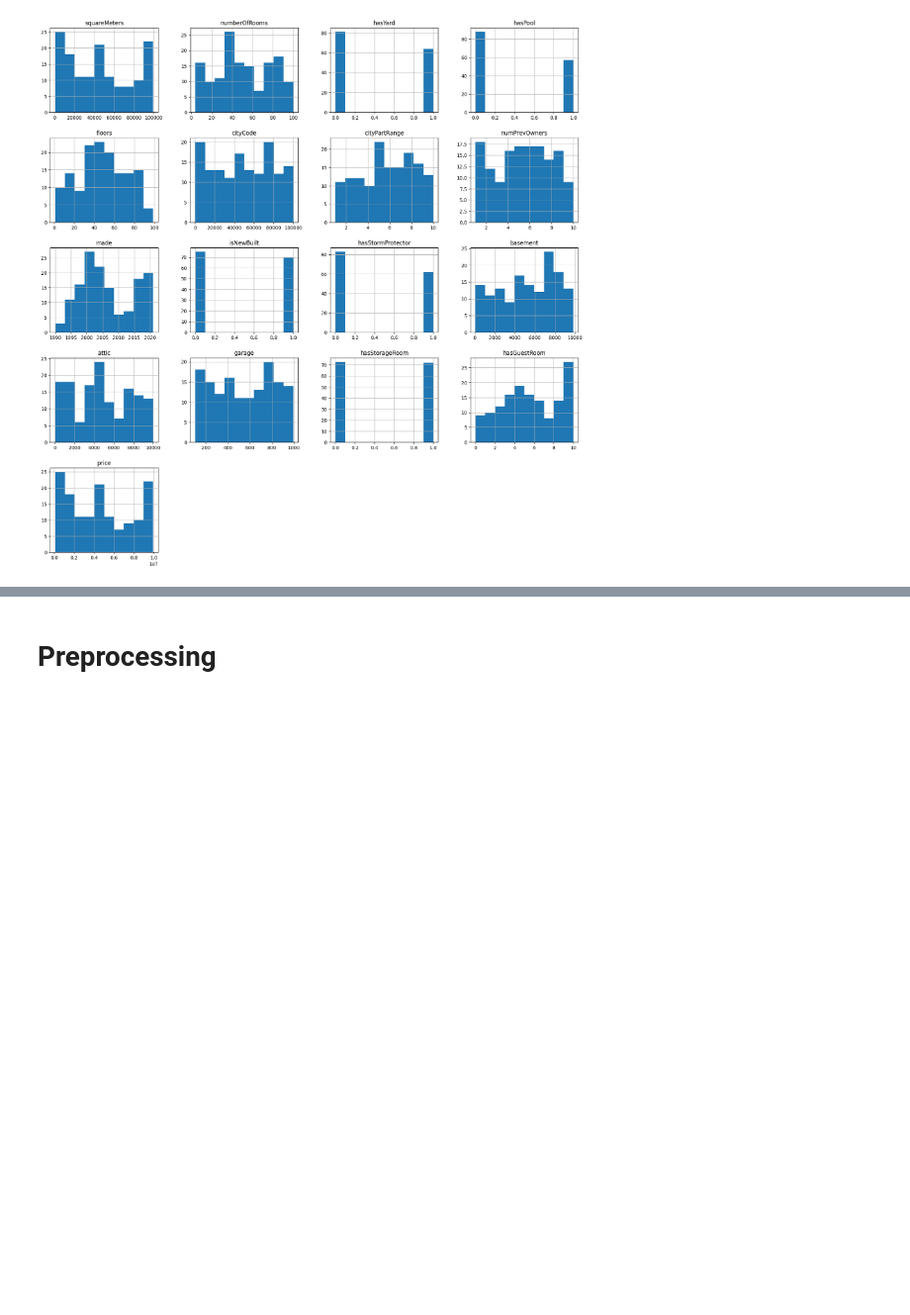
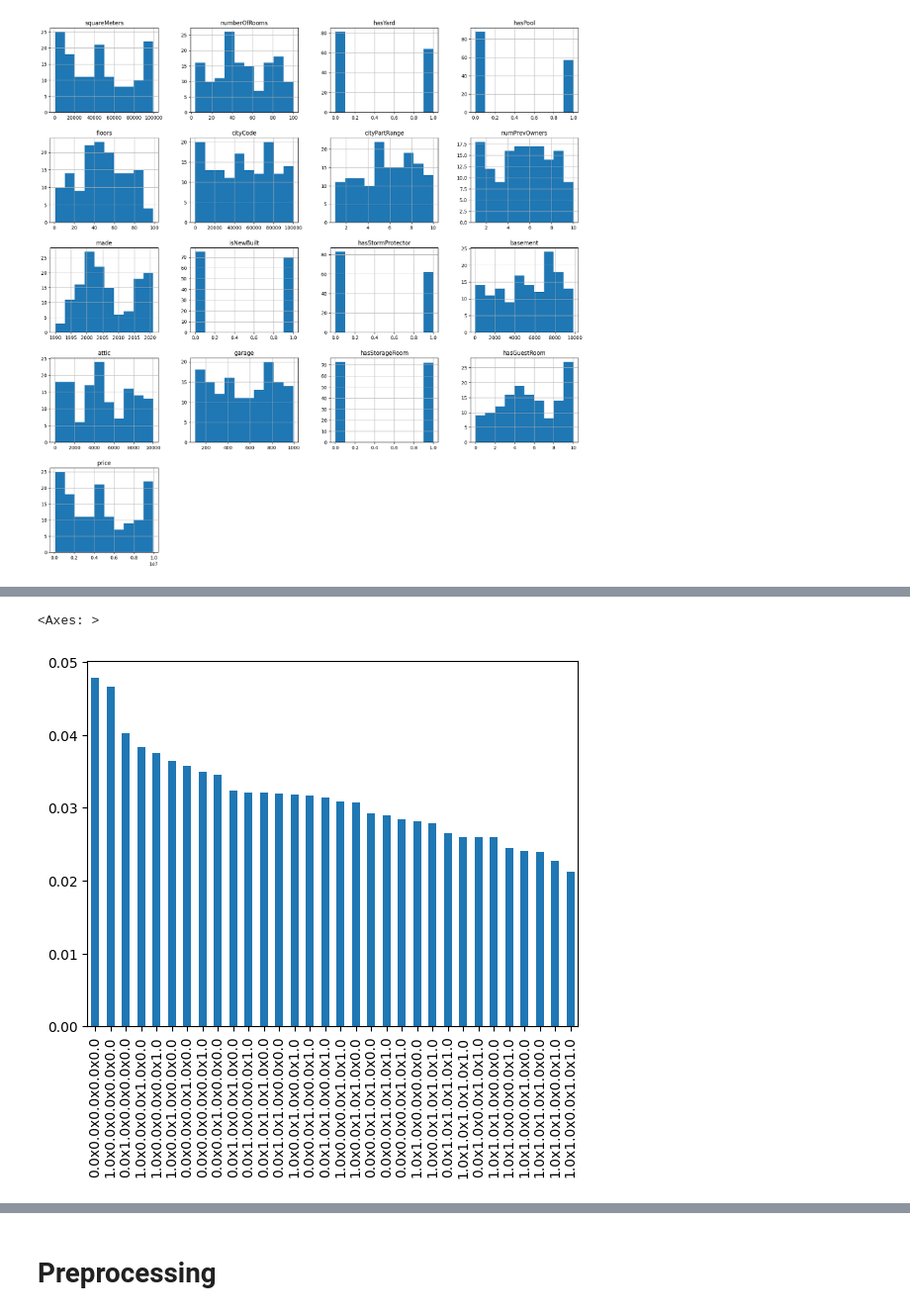
Before and after one commit to PashaIanko/Kaggle.ParisHousingPrices, a Jupyter notebook: 0_baseline_training.ipynb, the cells around one changed output, grey strips where cells are left out. Shown at 99% size. Cells and saved outputs as stored; diff of their text form; code cells hidden in the pictures; blank space fills up the shorter version.

```diff
--- a/0_baseline_training.ipynb
+++ b/0_baseline_training.ipynb
@@ -278,0 +337,5 @@ _ = df_exploration.hist(ax=ax)
+# %%
+df_train['ApartmentCharacteristic'] = df_train.apply(
+    lambda item: f'{item["hasYard"]}x{item["hasPool"]}x{item["isNewBuilt"]}x{item["hasStormProtector"]}x{item["hasStorageRoom"]}',
+    axis='columns'
+)
@@ -278,0 +355,5 @@ _ = df_exploration.hist(ax=ax)
+# %%
+df_train['ApartmentCharacteristic'].value_counts(normalize=True).plot(kind='bar')
+# %% [output]
+<Axes: >
+[figure, added]
```
Also changed, not shown: parts of 19 cells of this notebook.
